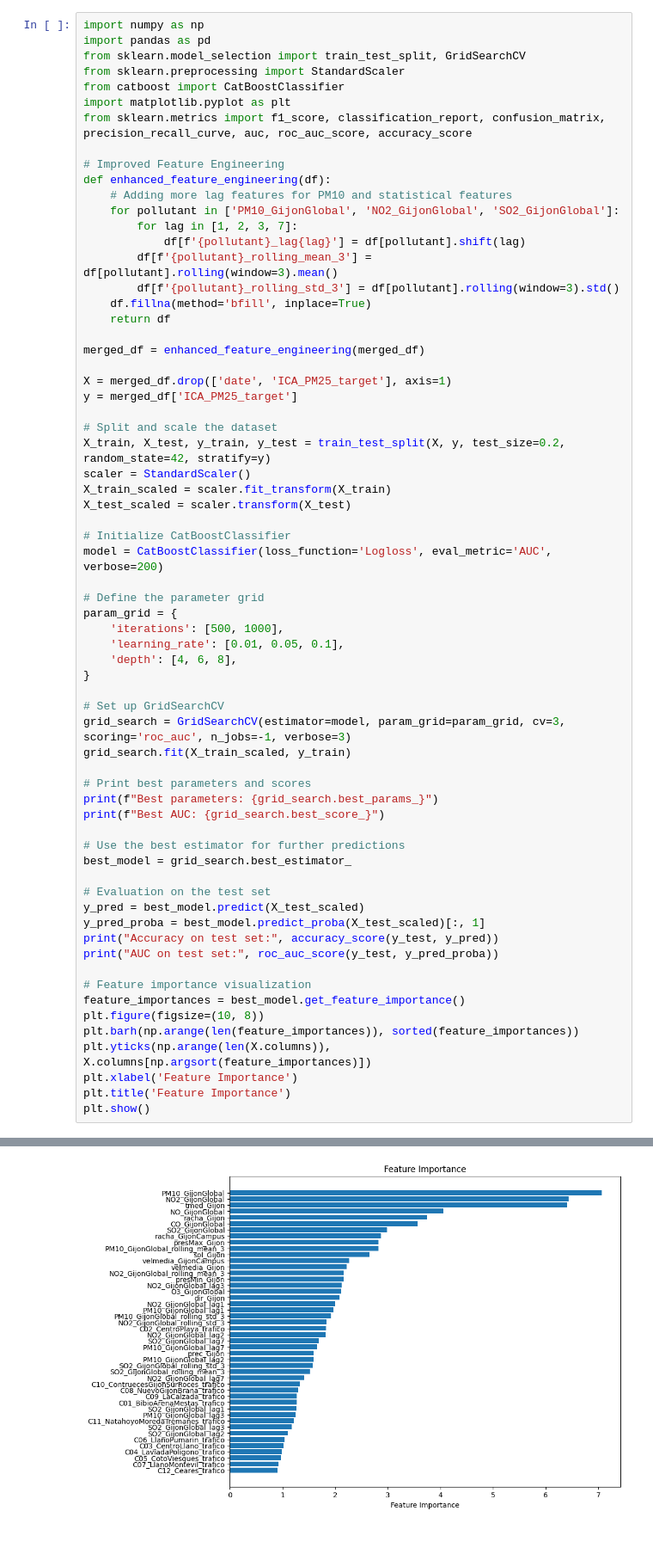
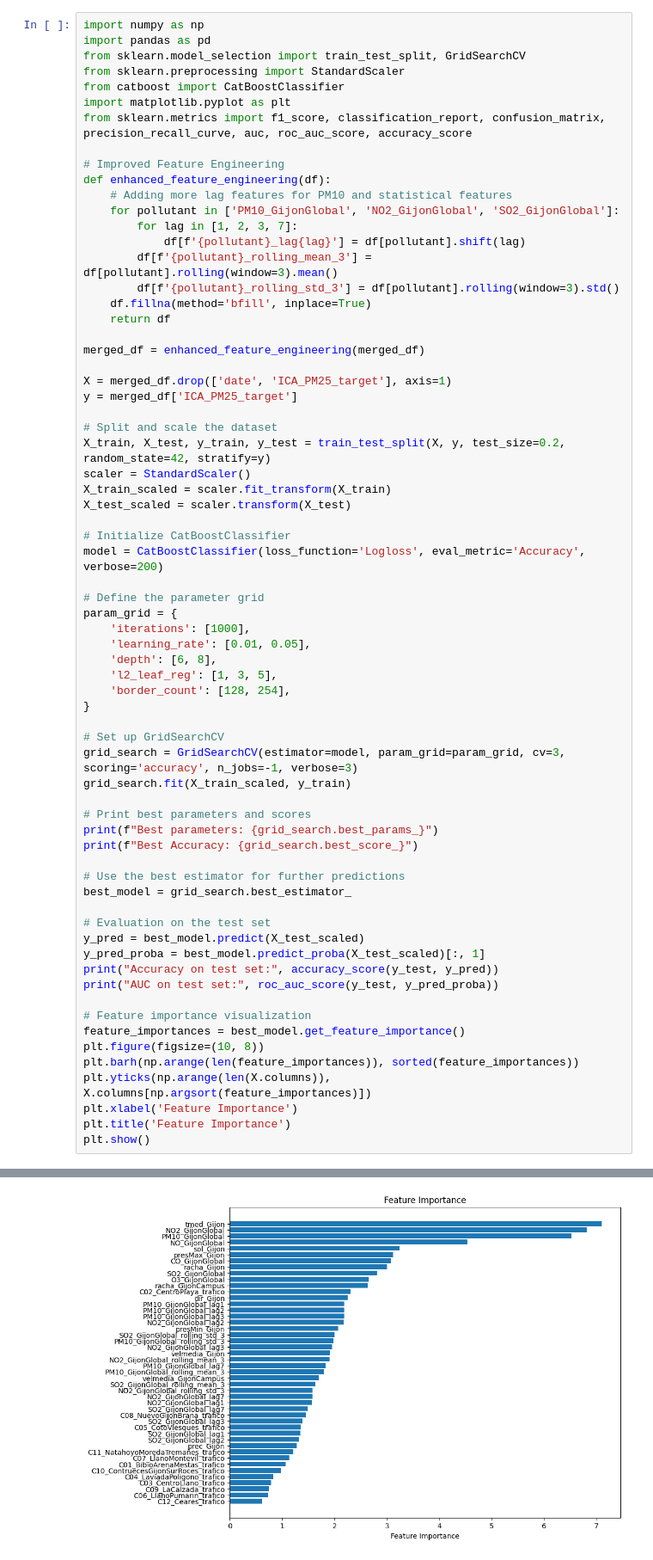
Before and after one commit to Bimo99B9/Datathon-2024, a Jupyter notebook: parte2-8.ipynb, the cells around one changed output, grey strips where cells are left out. Shown at 86% size. Cells and saved outputs as stored; diff of their text form.

```diff
--- a/parte2-8.ipynb
+++ b/parte2-8.ipynb
@@ -71,22 +71,24 @@ X_train_scaled = scaler.fit_transform(X_train)
 X_test_scaled = scaler.transform(X_test)
 
 # Initialize CatBoostClassifier
-model = CatBoostClassifier(loss_function='Logloss', eval_metric='AUC', verbose=200)
+model = CatBoostClassifier(loss_function='Logloss', eval_metric='Accuracy', verbose=200)
 
 # Define the parameter grid
 param_grid = {
-    'iterations': [500, 1000],
-    'learning_rate': [0.01, 0.05, 0.1],
-    'depth': [4, 6, 8],
+    'iterations': [1000],
+    'learning_rate': [0.01, 0.05],
+    'depth': [6, 8],
+    'l2_leaf_reg': [1, 3, 5],
+    'border_count': [128, 254],
 }
 
 # Set up GridSearchCV
-grid_search = GridSearchCV(estimator=model, param_grid=param_grid, cv=3, scoring='roc_auc', n_jobs=-1, verbose=3)
+grid_search = GridSearchCV(estimator=model, param_grid=param_grid, cv=3, scoring='accuracy', n_jobs=-1, verbose=3)
 grid_search.fit(X_train_scaled, y_train)
 
 # Print best parameters and scores
 print(f"Best parameters: {grid_search.best_params_}")
-print(f"Best AUC: {grid_search.best_score_}")
+print(f"Best Accuracy: {grid_search.best_score_}")
 
 # Use the best estimator for further predictions
 best_model = grid_search.best_estimator_
@@ -120 +122 @@ AUC on test set: 0.8787212787212786
-[figure, old version]
+[figure, new version]
```
Also changed, not shown: parts of 2 cells of this notebook, 1 other file.
